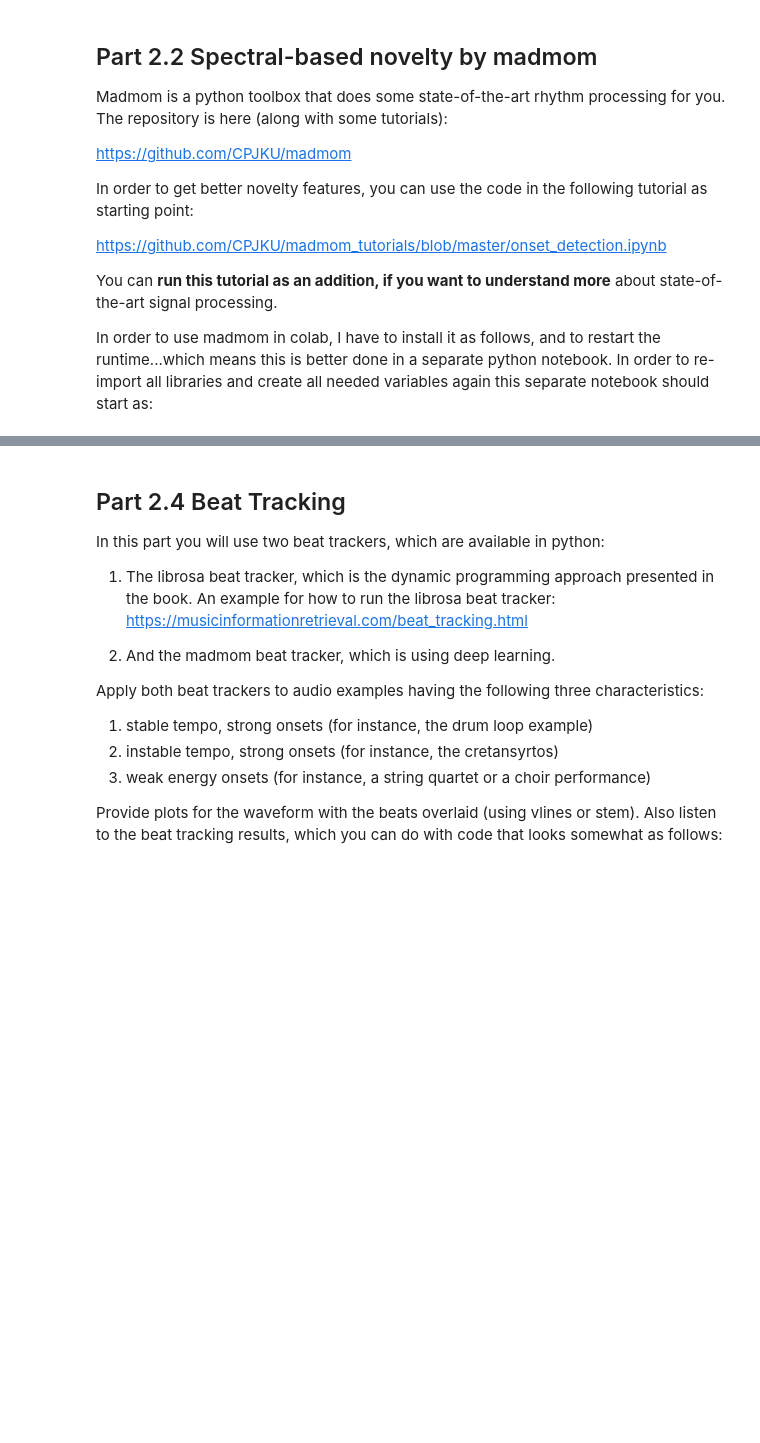
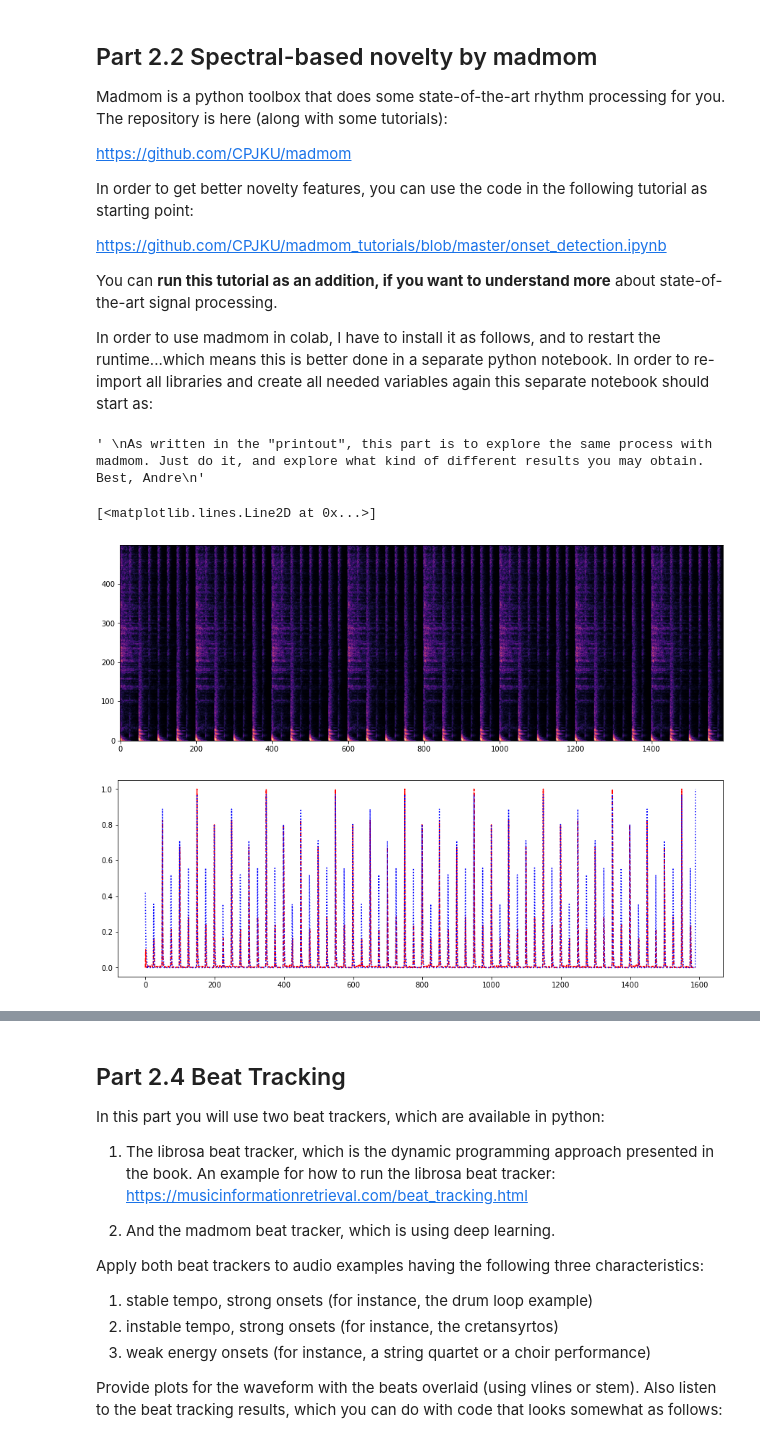
Before and after one commit to sergi-andreu/MusicInformatics, a Jupyter notebook: Lab 3 Beat Detection/DT2470_lab03_Carsten_Sergi.ipynb, the cells around one changed output, grey strips where cells are left out. Drawn from its saved outputs; the diff is of its cells as text; code cells hidden in the pictures; blank space fills up the shorter version.

```diff
--- a/Lab 3 Beat Detection/DT2470_lab03_Carsten_Sergi.ipynb
+++ b/Lab 3 Beat Detection/DT2470_lab03_Carsten_Sergi.ipynb
@@ -224,3 +259,39 @@ drive.mount('/content/gdrive')
+# %%
+"""
+As written in the "printout", this part is to explore the same process with madmom. Just do it, and explore what kind of different results you may obtain. Best, Andre
+"""
+# %% [output]
+' \nAs written in the "printout", this part is to explore the same process with madmom. Just do it, and explore what kind of different results you may obtain. Best, Andre\n'
+# %%
+# use madmom to get the spectrogram (see previous tutorial)
+# spectrogram = madmom.audio.spectrogram.Spectrogram(filepath)
+# filtered_spectrogram = madmom.audio.spectrogram.FilteredSpectrogram(spectrogram,
+#                                                                 filterbank = madmom.audio.filters.LogFilterbank,
+#                                                                 num_bands = 24)
+
+# log_spec = madmom.audio.spectrogram.LogarithmicSpectrogram(spectrogram, add=1)
+
+
+log_filt_spec = madmom.audio.spectrogram.LogarithmicFilteredSpectrogram(filepath) #add additional parameters here
+superflux_diff = madmom.audio.spectrogram.SpectrogramDifference(log_filt_spec, positive_diffs=True, diff_max_bins=3)
+superflux_2 = np.sum(superflux_diff, axis=1)
+
+superflux_3 = madmom.features.onsets.superflux(log_filt_spec)
+
+# Plotting
+
+plt.figure(figsize=(15,5))
+plt.imshow(log_spec[:, :500].T, origin='lower', aspect='auto', cmap='magma')
+
+
+plt.figure(figsize=(15,5))
+plt.plot(superflux_2 / superflux_2.max(), 'r--')  # dashed red
+# plt.plot(superflux_3 / superflux_3.max(), 'k:')  # dotted black
+plt.plot(t*100, noveltyHWR_time_enhanced_norm, 'b:', label="Enhanced spectral flux")
+# %% [output]
+[<matplotlib.lines.Line2D at 0x...>]
+[figure, added]
+[figure, added]
 # %% [markdown]
 ## Part 2.3 Compute a Fourier tempogram
 
```
Also changed, not shown: parts of 11 cells of this notebook.
